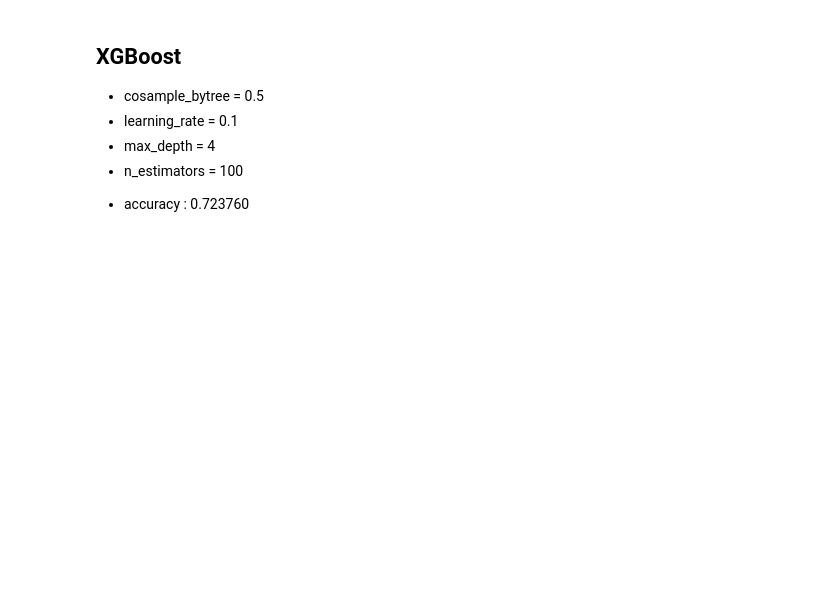
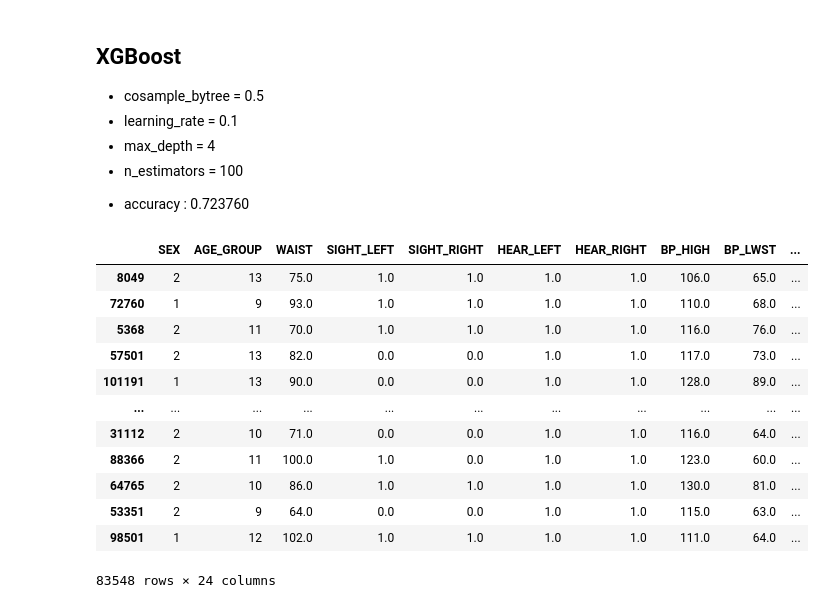
Before and after one commit to dongwan97/Smoking-Prediction-Model, a Jupyter notebook: code/EDA-XGBoost.ipynb, the cells around one changed output. Drawn from its saved outputs; the diff is of its cells as text; code cells hidden in the pictures; blank space fills up the shorter version.

```diff
--- a/code/EDA-XGBoost.ipynb
+++ b/code/EDA-XGBoost.ipynb
@@ -518,4 +196,20 @@ Y_test
 </br>
 
 - accuracy : 0.723760
+# %%
+x_train
+# %% [output]
+|  | SEX | AGE_GROUP | WAIST | SIGHT_LEFT | SIGHT_RIGHT | HEAR_LEFT | HEAR_RIGHT | BP_HIGH | BP_LWST | ... |
+| 8049 | 2 | 13 | 75.0 | 1.0 | 1.0 | 1.0 | 1.0 | 106.0 | 65.0 | ... |
+| 72760 | 1 | 9 | 93.0 | 1.0 | 1.0 | 1.0 | 1.0 | 110.0 | 68.0 | ... |
+| 5368 | 2 | 11 | 70.0 | 1.0 | 1.0 | 1.0 | 1.0 | 116.0 | 76.0 | ... |
+| 57501 | 2 | 13 | 82.0 | 0.0 | 0.0 | 1.0 | 1.0 | 117.0 | 73.0 | ... |
+| 101191 | 1 | 13 | 90.0 | 0.0 | 0.0 | 1.0 | 1.0 | 128.0 | 89.0 | ... |
+| ... | ... | ... | ... | ... | ... | ... | ... | ... | ... | ... |
+| 31112 | 2 | 10 | 71.0 | 0.0 | 0.0 | 1.0 | 1.0 | 116.0 | 64.0 | ... |
+| 88366 | 2 | 11 | 100.0 | 1.0 | 0.0 | 1.0 | 1.0 | 123.0 | 60.0 | ... |
+| 64765 | 2 | 10 | 86.0 | 1.0 | 1.0 | 1.0 | 1.0 | 130.0 | 81.0 | ... |
+| 53351 | 2 | 9 | 64.0 | 0.0 | 0.0 | 1.0 | 1.0 | 115.0 | 63.0 | ... |
+| 98501 | 1 | 12 | 102.0 | 1.0 | 1.0 | 1.0 | 1.0 | 111.0 | 64.0 | ... |
+83548 rows × 24 columns
 # %%
```
Also changed, not shown: parts of 44 cells of this notebook, 3 other files.
